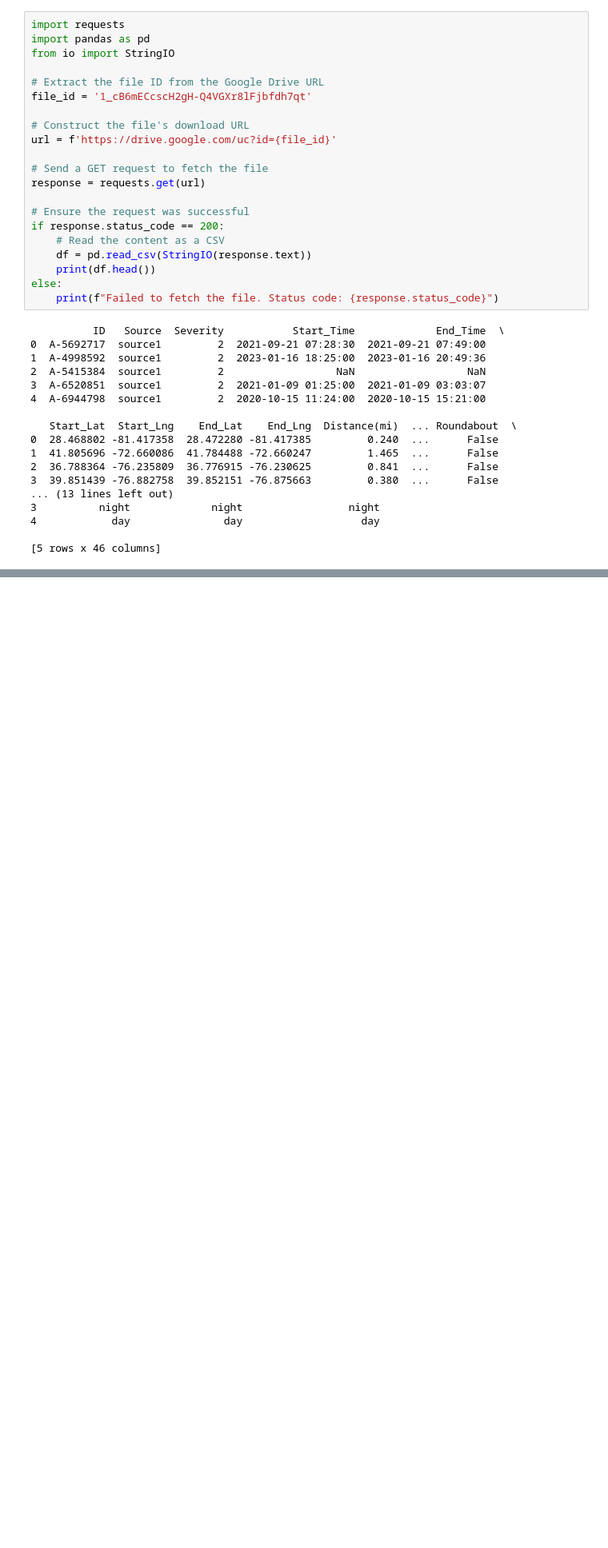
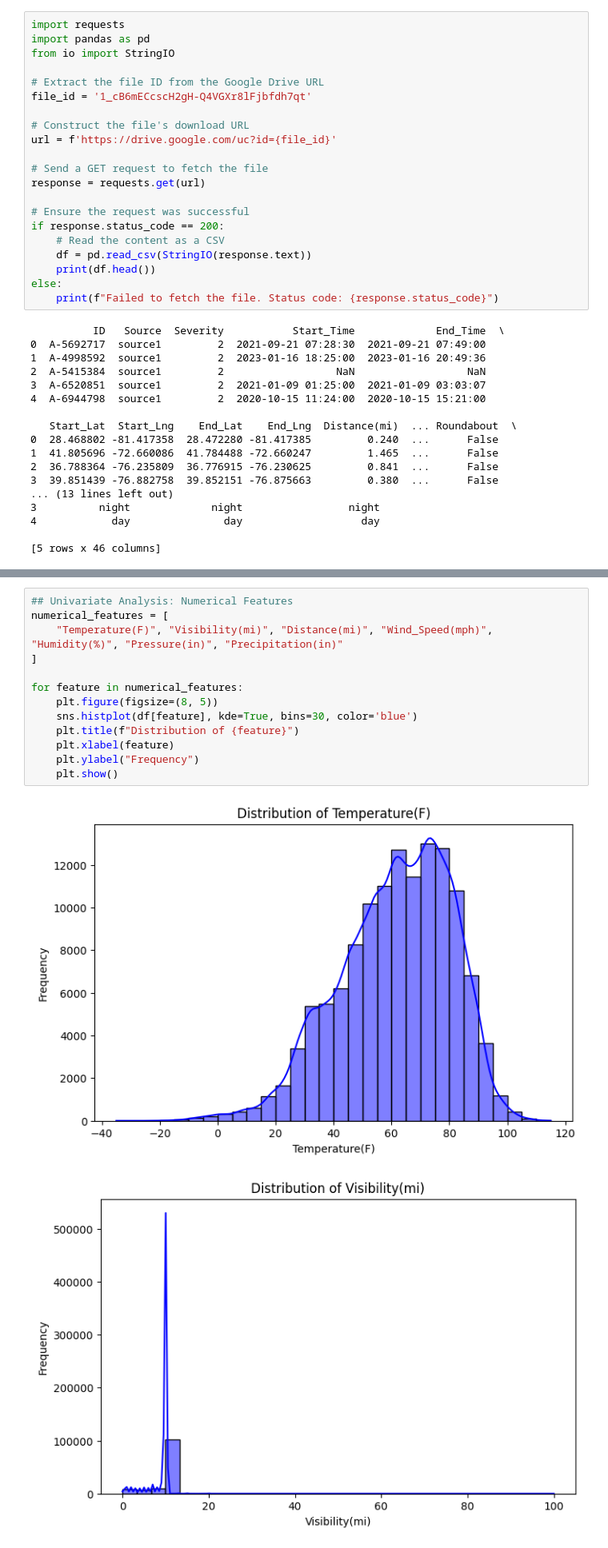
Before and after one commit to anurag1703/Accidental-Control-Project, a Jupyter notebook: data exploration/De.ipynb, the cells around one changed output, grey strips where cells are left out. Shown at 80% size. Saved outputs shown, nothing was run; the diff lists cells and outputs as text; blank space fills up the shorter version.

```diff
--- a/data exploration/De.ipynb
+++ b/data exploration/De.ipynb
@@ -47,0 +105,16 @@ else:
+# %%
+## Univariate Analysis: Numerical Features
+numerical_features = [
+    "Temperature(F)", "Visibility(mi)", "Distance(mi)", "Wind_Speed(mph)", "Humidity(%)", "Pressure(in)", "Precipitation(in)"
+]
+
+for feature in numerical_features:
+    plt.figure(figsize=(8, 5))
+    sns.histplot(df[feature], kde=True, bins=30, color='blue')
+    plt.title(f"Distribution of {feature}")
+    plt.xlabel(feature)
+    plt.ylabel("Frequency")
+    plt.show()
+# %% [output]
+[figure, added]
+[figure, added]
```
Also changed, not shown: parts of 7 cells of this notebook, 1 other file.
